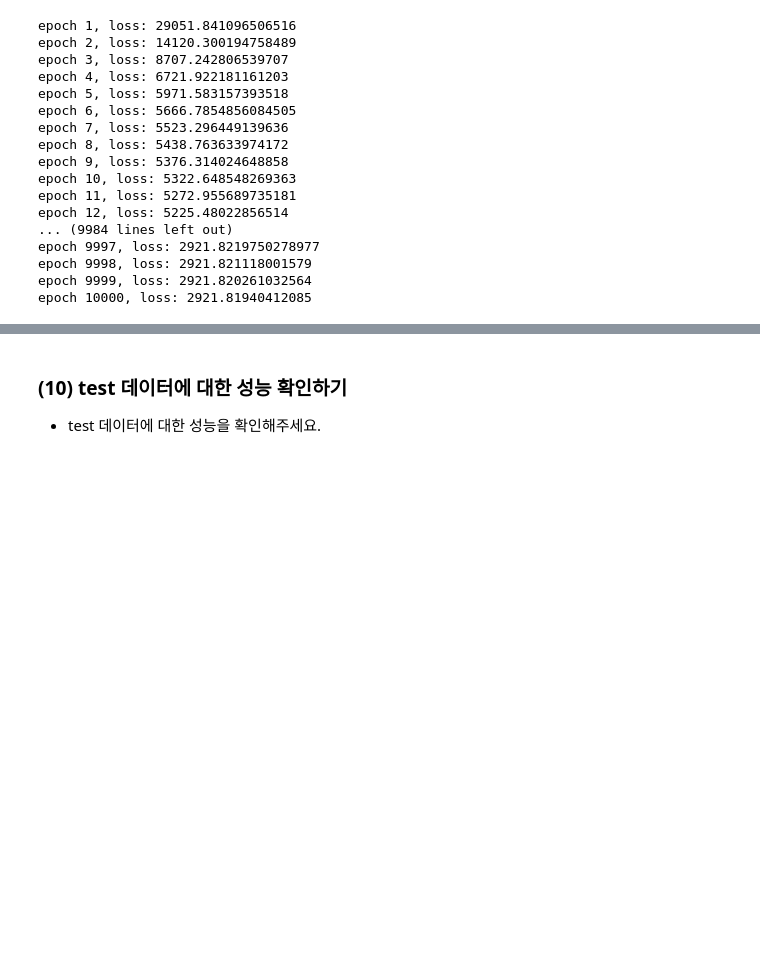
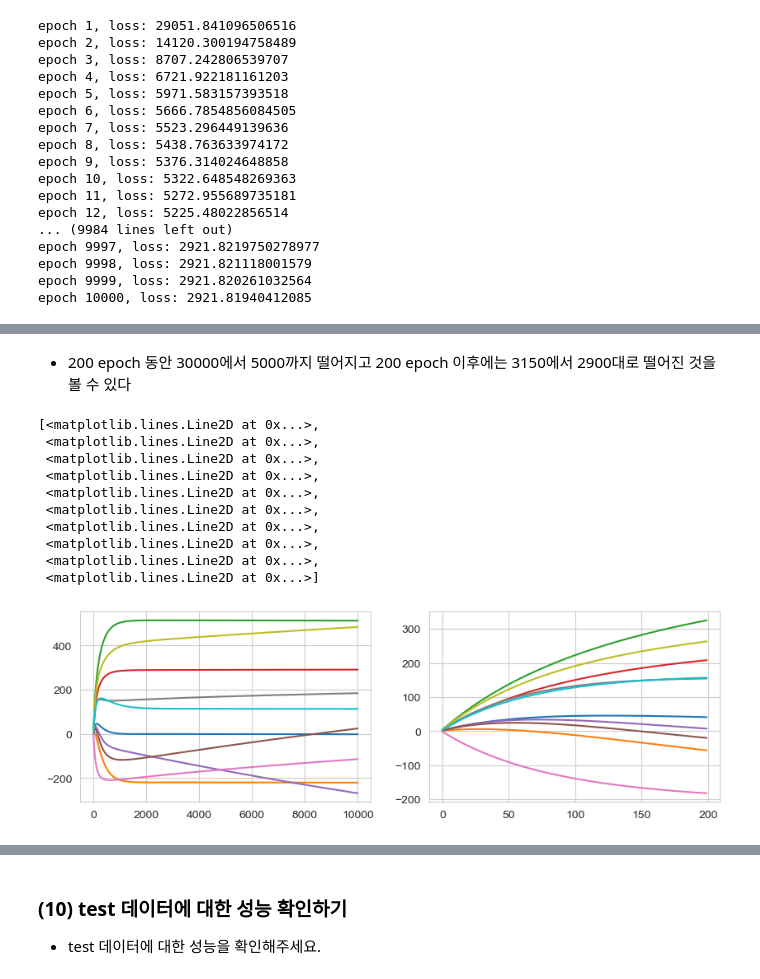
Before and after one commit to seongyeon1/aiffel, a Jupyter notebook: Exploration/Quest2/project1_sykim.ipynb, the cells around one changed output, grey strips where cells are left out. Saved outputs shown, nothing was run; the diff lists cells and outputs as text; code cells hidden in the pictures; blank space fills up the shorter version.

```diff
--- a/Exploration/Quest2/project1_sykim.ipynb
+++ b/Exploration/Quest2/project1_sykim.ipynb
@@ -116,0 +132,21 @@ epoch 10000, loss: 2921.81940412085
+# %% [markdown]
+- 200 epoch 동안 30000에서 5000까지 떨어지고 200 epoch 이후에는 3150에서 2900대로 떨어진 것을 볼 수 있다
+# %%
+plt.figure(figsize=(10, 3))
+plt.subplot(1, 2, 1)
+plt.plot(weight_history)
+
+plt.subplot(1, 2, 2)
+plt.plot(weight_history[:200])
+# %% [output]
+[<matplotlib.lines.Line2D at 0x...>,
+ <matplotlib.lines.Line2D at 0x...>,
+ <matplotlib.lines.Line2D at 0x...>,
+ <matplotlib.lines.Line2D at 0x...>,
+ <matplotlib.lines.Line2D at 0x...>,
+ <matplotlib.lines.Line2D at 0x...>,
+ <matplotlib.lines.Line2D at 0x...>,
+ <matplotlib.lines.Line2D at 0x...>,
+ <matplotlib.lines.Line2D at 0x...>,
+ <matplotlib.lines.Line2D at 0x...>]
+[figure, added]
```
Also changed, not shown: parts of 50 cells of this notebook.
